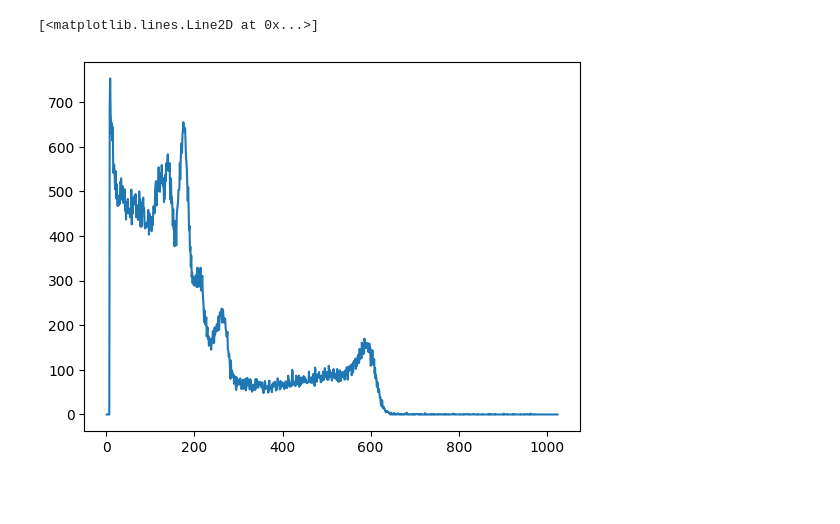
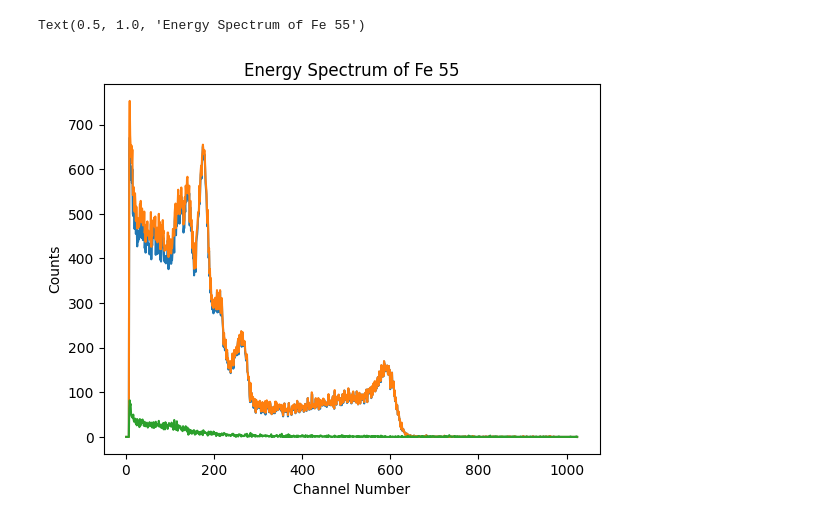
Before and after one commit to Shounak2512/Proportional-counter, a Jupyter notebook: Energy_Spect_Fe.ipynb, the cells around one changed output. Saved outputs shown, nothing was run; the diff lists cells and outputs as text; code cells hidden in the pictures; blank space fills up the shorter version.

```diff
--- a/Energy_Spect_Fe.ipynb
+++ b/Energy_Spect_Fe.ipynb
@@ -28,10 +58,24 @@ channel_no=np.arange(1,len(E_spectrum_fe)+1)
+# %%
+bkg=extract_mca_data("team_battery/bkg_10_1789.mca")
 # %%
-E_spectrum_fe=extract_mca_data("team_battery/am_10_1790_spectrum.mca")
-E_spectrum_am=extract_mca_data("team_battery/fe_10_1789_spectrum.mca")
-E_spectrum_ba=extract_mca_data("team_battery/ba_10_1790_spectrum.mca")
+raw_E_spectrum_fe=extract_mca_data("team_battery/am_10_1790_spectrum.mca")
+raw_E_spectrum_am=extract_mca_data("team_battery/fe_10_1789_spectrum.mca")
+raw_E_spectrum_ba=extract_mca_data("team_battery/ba_10_1790_spectrum.mca")
+# %%
+channel_no=np.arange(1,len(raw_E_spectrum_fe)+1)
+# %%
+E_spectrum_fe=bkg_corrector(bkg,raw_E_spectrum_fe)
+E_spectrum_am=bkg_corrector(bkg,raw_E_spectrum_am)
+E_spectrum_ba=bkg_corrector(bkg,raw_E_spectrum_ba)
 # %%
 plt.plot(channel_no,E_spectrum_fe)
+plt.plot(channel_no,raw_E_spectrum_fe)
+plt.plot(channel_no,bkg)
+plt.xlabel("Channel Number")
+plt.ylabel("Counts")
+plt.title("Energy Spectrum of Fe 55")
+# plt.xlim(400,650)
 # %% [output]
-[<matplotlib.lines.Line2D at 0x...>]
+Text(0.5, 1.0, 'Energy Spectrum of Fe 55')
-[figure, old version]
+[figure, new version]
 # %%
```
Also changed, not shown: parts of 7 cells of this notebook.
